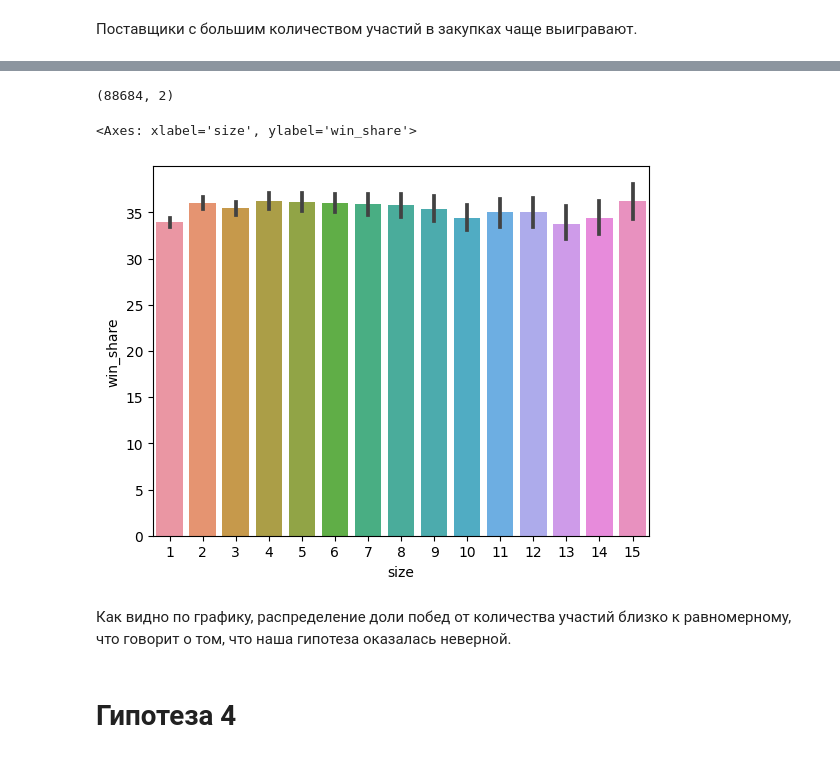
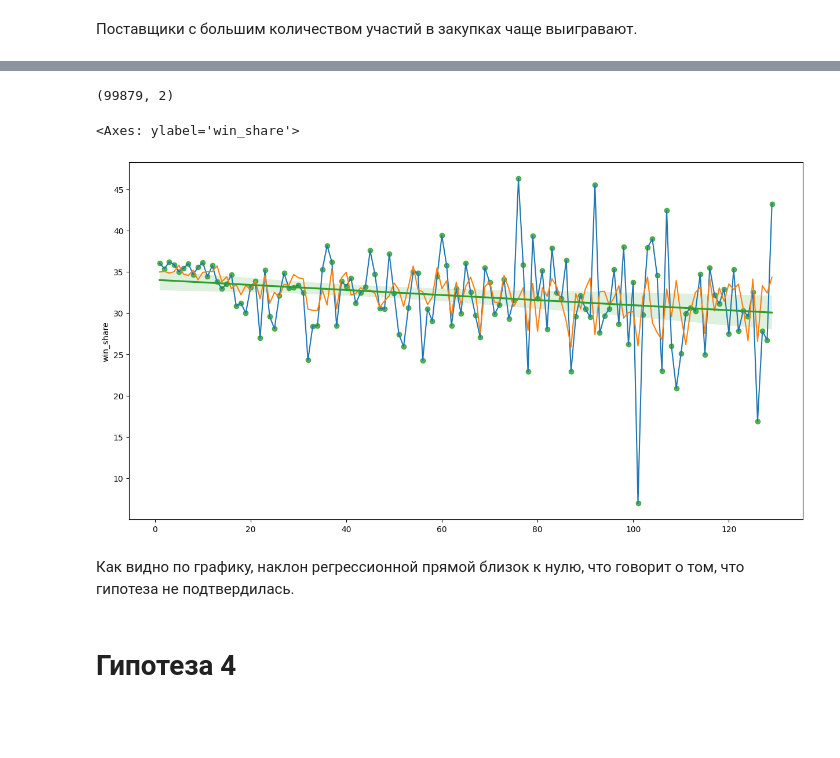
Before and after one commit to Lsdbot/Zakupki, a Jupyter notebook: notebooks/EDA.ipynb, the cells around one changed output, grey strips where cells are left out. Cells and saved outputs as stored; diff of their text form; code cells hidden in the pictures; blank space fills up the shorter version.

```diff
--- a/notebooks/EDA.ipynb
+++ b/notebooks/EDA.ipynb
@@ -434,14 +396,24 @@ df_filtered[:5]
+# %%
+df_3 = remove_outliers(df_3, 'n_part')
 # %%
-df_filtered.shape
+df_3.shape
 # %% [output]
-(88684, 2)
+(99879, 2)
-# %%
-sns.barplot(x=df_filtered['size'], y=df_filtered.win_share)
-# %% [output]
-<Axes: xlabel='size', ylabel='win_share'>
-[figure, removed]
+# %%
+mov_avg = weighted_moving_average(df_3.groupby('n_part')['win_share'].mean(),
+                                  df_3.groupby('n_part').size(), n_window=10)
+# %%
+fig = plt.figure(figsize=[15,8])
+sns.lineplot(x=df_3.n_part.unique(),
+             y=df_3.groupby('n_part')['win_share'].mean())
+sns.lineplot(x=df_3.n_part.unique(), y=mov_avg, label='Скольз. среднее')
+sns.regplot(x=df_3.n_part.unique(),
+            y=df_3.groupby('n_part')['win_share'].mean(), label='Лин. регрессия')
+# %% [output]
+<Axes: ylabel='win_share'>
+[figure, added]
 # %% [markdown]
-Как видно по графику, распределение доли побед от количества участий близко к равномерному, что говорит о том, что наша гипотеза оказалась неверной.
+Как видно по графику, наклон регрессионной прямой близок к нулю, что говорит о том, что гипотеза не подтвердилась.
 # %% [markdown]
 # Гипотеза 4
 # %% [markdown]
```
Also changed, not shown: parts of 61 cells of this notebook.
